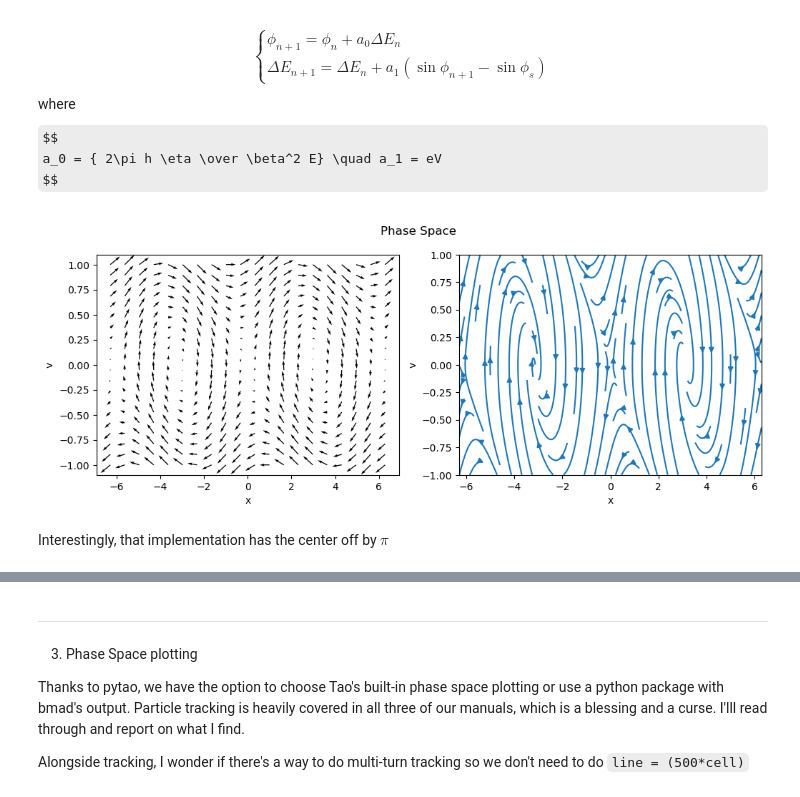
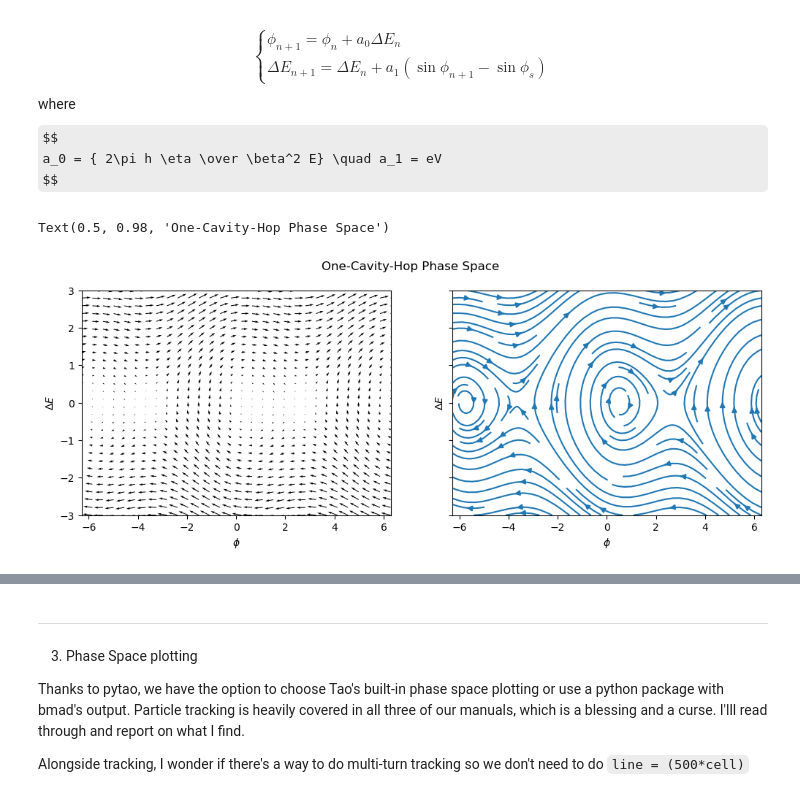
Before and after one commit to andrew-koren/learn-bmad, a Jupyter notebook: project_3/project_3.ipynb, the cells around one changed output, grey strips where cells are left out. Drawn from its saved outputs; the diff is of its cells as text; code cells hidden in the pictures; some formulas as TeX source.

```diff
--- a/project_3/project_3.ipynb
+++ b/project_3/project_3.ipynb
@@ -228,48 +228,53 @@ $$
 # %%
 import matplotlib.pyplot as plt
 import numpy as np
 
 def accelerator_EOM(phase, ΔE, params:list):
     a0, a1, phi_s = params
     dphase = a0*ΔE
     dE = a1*(np.sin(phase+dphase) - np.sin(phi_s))
     return dphase, dE
 
-params = [1, 1, 0] # a0 a1 phi_s
-linspace_phi = np.linspace(-2*np.pi, 2*np.pi, 20)
-linspace_ΔE = np.linspace(-1, 1, 20)
+def accelerator_step(phase_0, ΔE_0, params:list):
+    a0, a1, phi_s = params
+    phase_1 = phase_0 + a0*ΔE_0
+    ΔE_1 = ΔE_0 + a1*(np.sin(phase_1) - np.sin(phi_s))
+    return phase_1, ΔE_1
+
+params = [0.1, -0.1, 30/360*2*np.pi] # a0, a1, phi_s
+linspace_phi = np.linspace(-2*np.pi, 2*np.pi, 30)
+linspace_ΔE = np.linspace(-3, 3, 30)
 
 phase, ΔE = np.meshgrid(linspace_phi, linspace_ΔE)
 
 def get_points(X, V, func, params):
     dx, dv =  np.zeros(X.shape), np.zeros(V.shape)
 
     xlim, ylim = X.shape
     for i in range(xlim):
         for j in range(ylim):
             xloc = X[i,j]
             vloc = V[i,j]
             dx[i,j], dv[i,j] = func(xloc, vloc, params)
 
     return(dx, dv)
 
 
-def make_phase_space(X, V, dx, dv):
-    fig = plt.figure(figsize = (12,4))
-    plt.subplot(1,2,1)
-    plt.quiver(X,V,dx,dv)
-    plt.xlabel("x")
-    plt.ylabel("v")
-    plt.subplot(1,2,2)
-    plt.streamplot(X,V,dx,dv)
-    plt.xlabel("x")
-    plt.ylabel("v")
-    plt.suptitle("Phase Space")
-    plt.show()
+def make_phase_space(X, V, dx, dv, axs=None):
+    if axs is None:
+        fig, axs = plt.subplots(1, 2, sharex=True, sharey=True)
+        fig.set_figheight(4)
+        fig.set_figwidth(12)
+    axs[0].quiver(X,V,dx,dv)
+    axs[0].set_xlabel(r"$\phi$")
+    axs[0].set_ylabel(r"$\Delta E$")
+    axs[1].streamplot(X,V,dx,dv)
+    axs[1].set_xlabel(r"$\phi$")
+    axs[1].set_ylabel(r"$\Delta E$")
 
 dPhase, dΔE = get_points(phase, ΔE, accelerator_EOM, params)
 make_phase_space(phase, ΔE, dPhase, dΔE)
+plt.suptitle('One-Cavity-Hop Phase Space')
 # %% [output]
+Text(0.5, 0.98, 'One-Cavity-Hop Phase Space')
-[figure, old version]
+[figure, new version]
-# %% [markdown]
-Interestingly, that implementation has the center off by $\pi$
```
Also changed, not shown: parts of 6 cells of this notebook, 1 other file.
